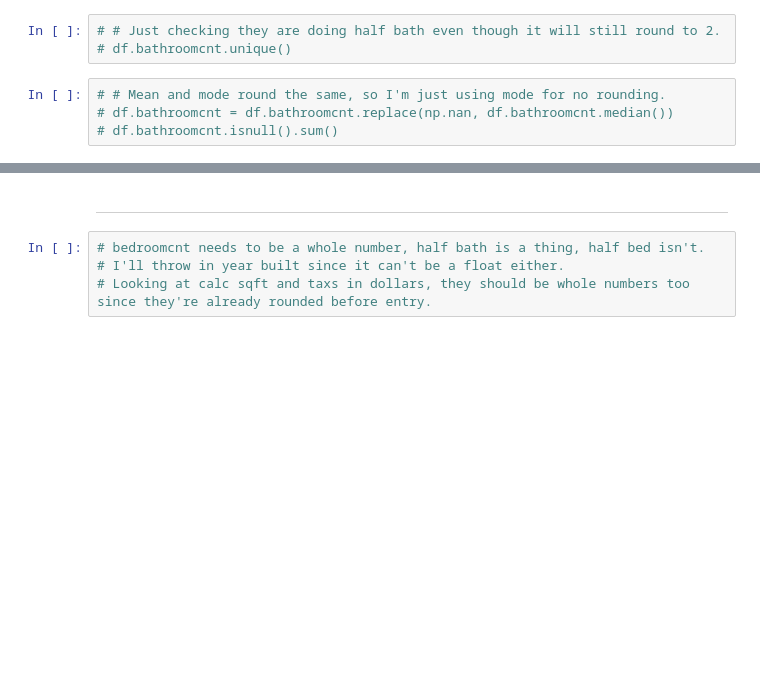
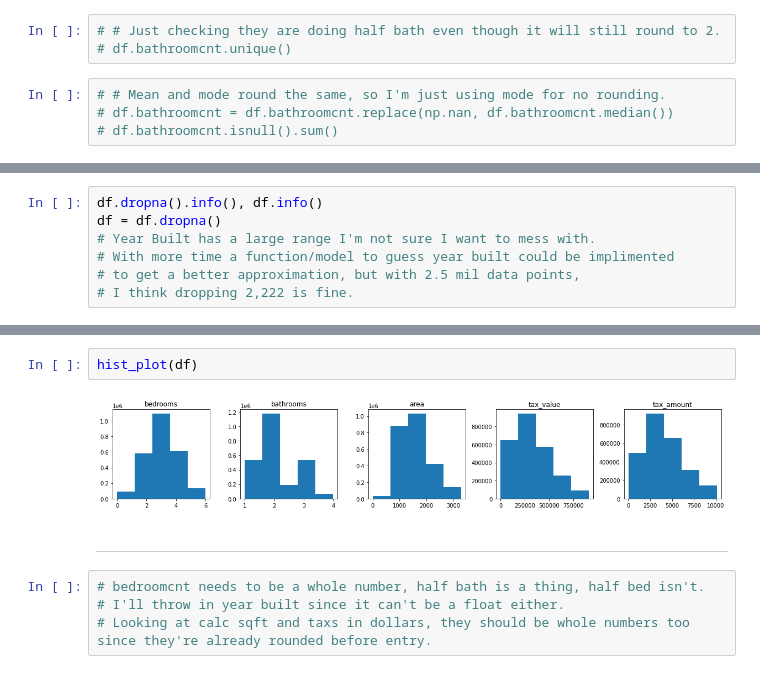
Before and after one commit to JenniferMLewis/regression-exercises, a Jupyter notebook: wrangle.ipynb, the cells around one changed output, grey strips where cells are left out. Saved outputs shown, nothing was run; the diff lists cells and outputs as text; blank space fills up the shorter version.

Commit message:
Today's exercise catch up, and optimised functions.

```diff
--- a/wrangle.ipynb
+++ b/wrangle.ipynb
@@ -153,0 +201,7 @@ df.head()
+# %%
+df.dropna().info(), df.info()
+df = df.dropna()
+# Year Built has a large range I'm not sure I want to mess with.
+# With more time a function/model to guess year built could be implimented
+# to get a better approximation, but with 2.5 mil data points,
+# I think dropping 2,222 is fine.
@@ -154,3 +226,7 @@ df.head()
+# %%
+hist_plot(df)
+# %% [output]
+[figure, added]
 # %% [markdown]
 -----
 # %%
```
Also changed, not shown: parts of 25 cells of this notebook, 2 other files.
